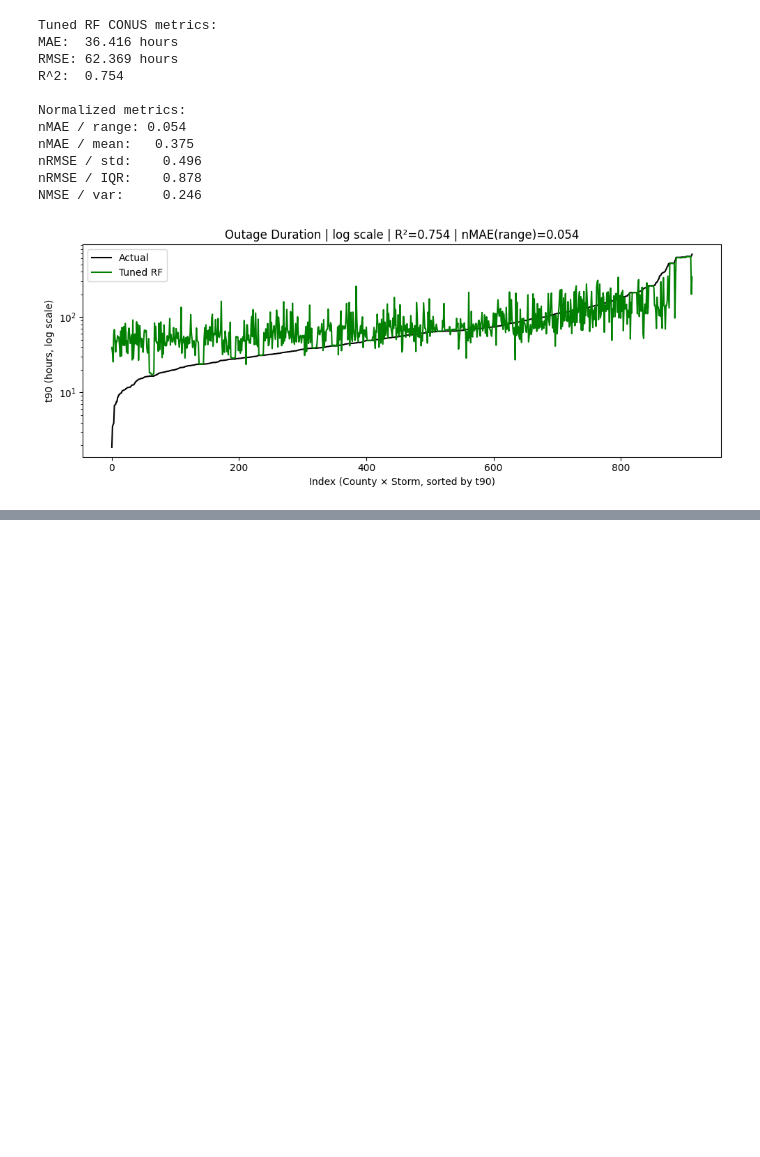
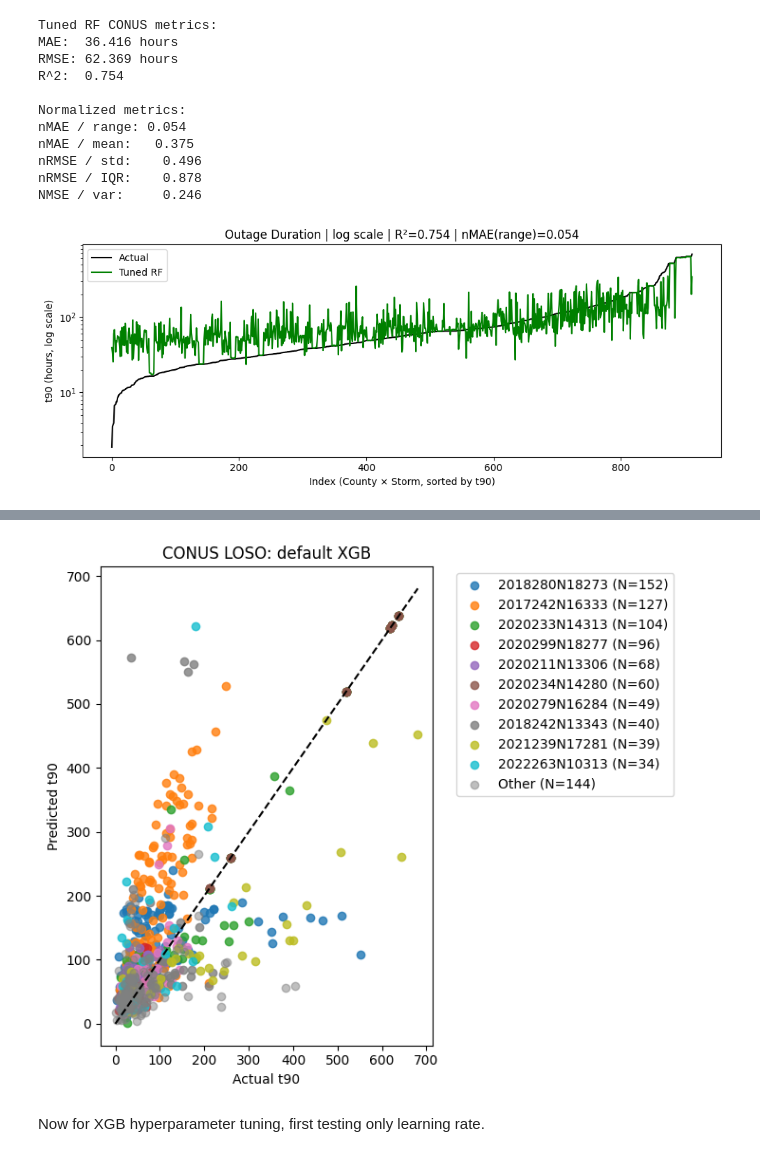
Before and after one commit to lukemccarvill/outage-recovery-forecasting, a Jupyter notebook: python_scripts/CONUS_modelling.ipynb, the cells around one changed output, grey strips where cells are left out. Drawn from its saved outputs; the diff is of its cells as text; code cells hidden in the pictures; blank space fills up the shorter version.

```diff
--- a/python_scripts/CONUS_modelling.ipynb
+++ b/python_scripts/CONUS_modelling.ipynb
@@ -1087,0 +1407,6 @@ plt.show()
+# %%
+plot_scatter_by_storm(pred_xgb, event_df, "CONUS LOSO: default XGB")
+# %% [output]
+[figure, added]
+# %% [markdown]
+Now for XGB hyperparameter tuning, first testing only learning rate.
```
Also changed, not shown: parts of 19 cells of this notebook.
